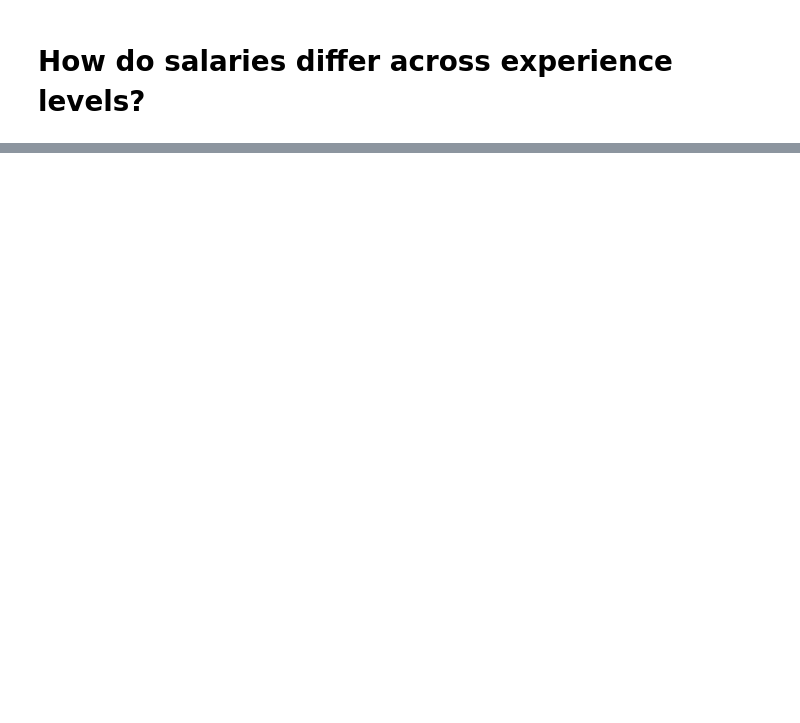
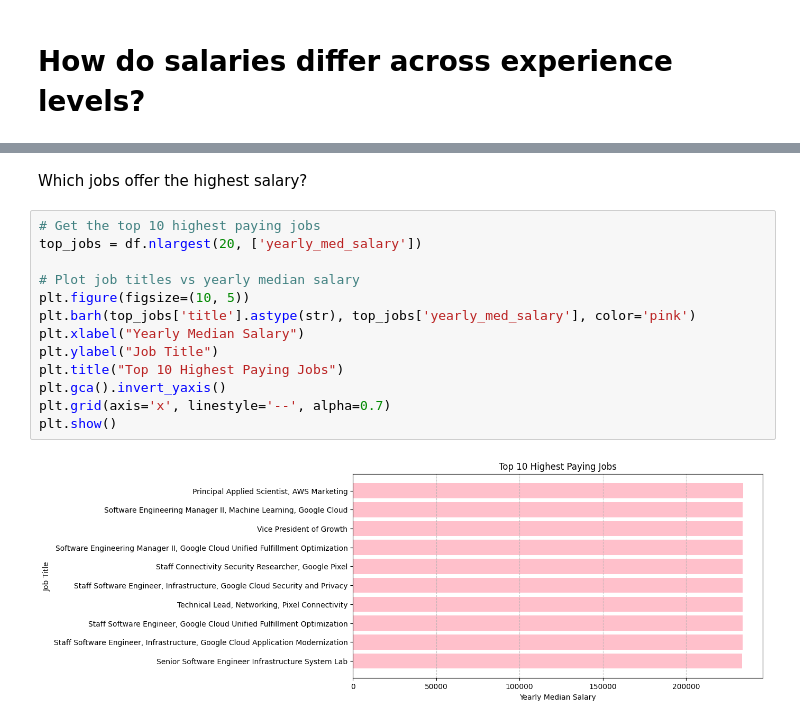
Before and after one commit to GiovanniL30/Data-Analysis, a Jupyter notebook: salaray_analysis.ipynb, the cells around one changed output, grey strips where cells are left out. Saved outputs shown, nothing was run; the diff lists cells and outputs as text; blank space fills up the shorter version.

```diff
--- a/salaray_analysis.ipynb
+++ b/salaray_analysis.ipynb
@@ -49,0 +50,17 @@ plt.show()
+# %% [markdown]
+Which jobs offer the highest salary?
+# %%
+# Get the top 10 highest paying jobs
+top_jobs = df.nlargest(20, ['yearly_med_salary'])
+
+# Plot job titles vs yearly median salary
+plt.figure(figsize=(10, 5))
+plt.barh(top_jobs['title'].astype(str), top_jobs['yearly_med_salary'], color='pink')
+plt.xlabel("Yearly Median Salary")
+plt.ylabel("Job Title")
+plt.title("Top 10 Highest Paying Jobs")
+plt.gca().invert_yaxis()
+plt.grid(axis='x', linestyle='--', alpha=0.7)
+plt.show()
+# %% [output]
+[figure, added]
```
Also changed, not shown: parts of 3 cells of this notebook, 5 other files.
